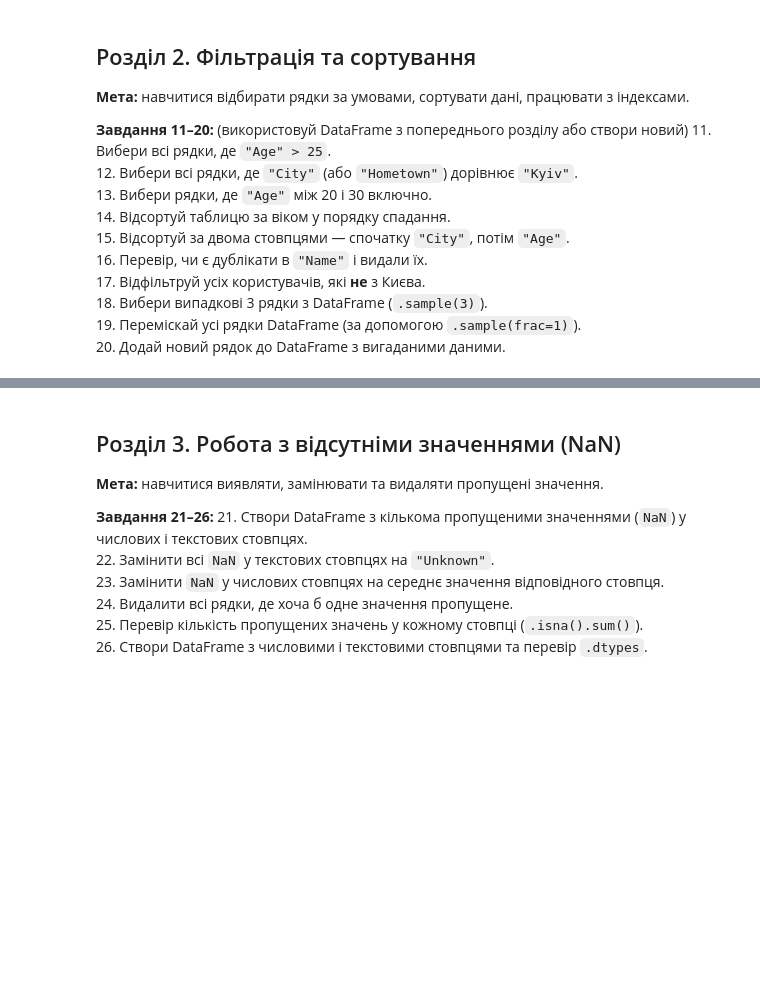
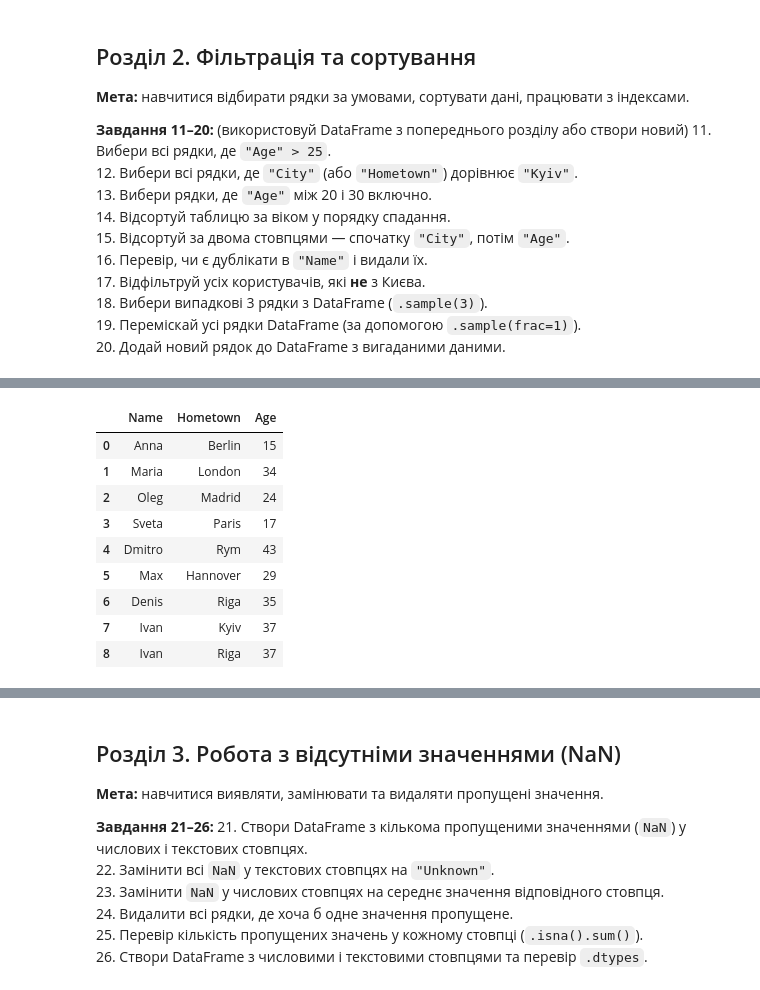
Before and after one commit to Svitlana-kyriienko/test-task-Python-DTA, a Jupyter notebook: pandas_matplotlib_practice.ipynb, the cells around one changed output, grey strips where cells are left out. Cells and saved outputs as stored; diff of their text form; code cells hidden in the pictures; blank space fills up the shorter version.

```diff
--- a/pandas_matplotlib_practice.ipynb
+++ b/pandas_matplotlib_practice.ipynb
@@ -98,0 +232,22 @@ df[['Name', 'Age']]
+# %%
+# 20. Додай новий рядок до DataFrame з вигаданими даними
+new_rows = pd.DataFrame([
+    {"Name": "Ivan", "Hometown": "Kyiv", "Age": 37},
+    {"Name": "Ivan", "Hometown": "Riga", "Age": 37}
+
+])
+
+df = pd.concat([df, new_rows], ignore_index=True)
+
+df
+# %% [output]
+|  | Name | Hometown | Age |
+| 0 | Anna | Berlin | 15 |
+| 1 | Maria | London | 34 |
+| 2 | Oleg | Madrid | 24 |
+| 3 | Sveta | Paris | 17 |
+| 4 | Dmitro | Rym | 43 |
+| 5 | Max | Hannover | 29 |
+| 6 | Denis | Riga | 35 |
+| 7 | Ivan | Kyiv | 37 |
+| 8 | Ivan | Riga | 37 |
```
Also changed, not shown: parts of 46 cells of this notebook.
